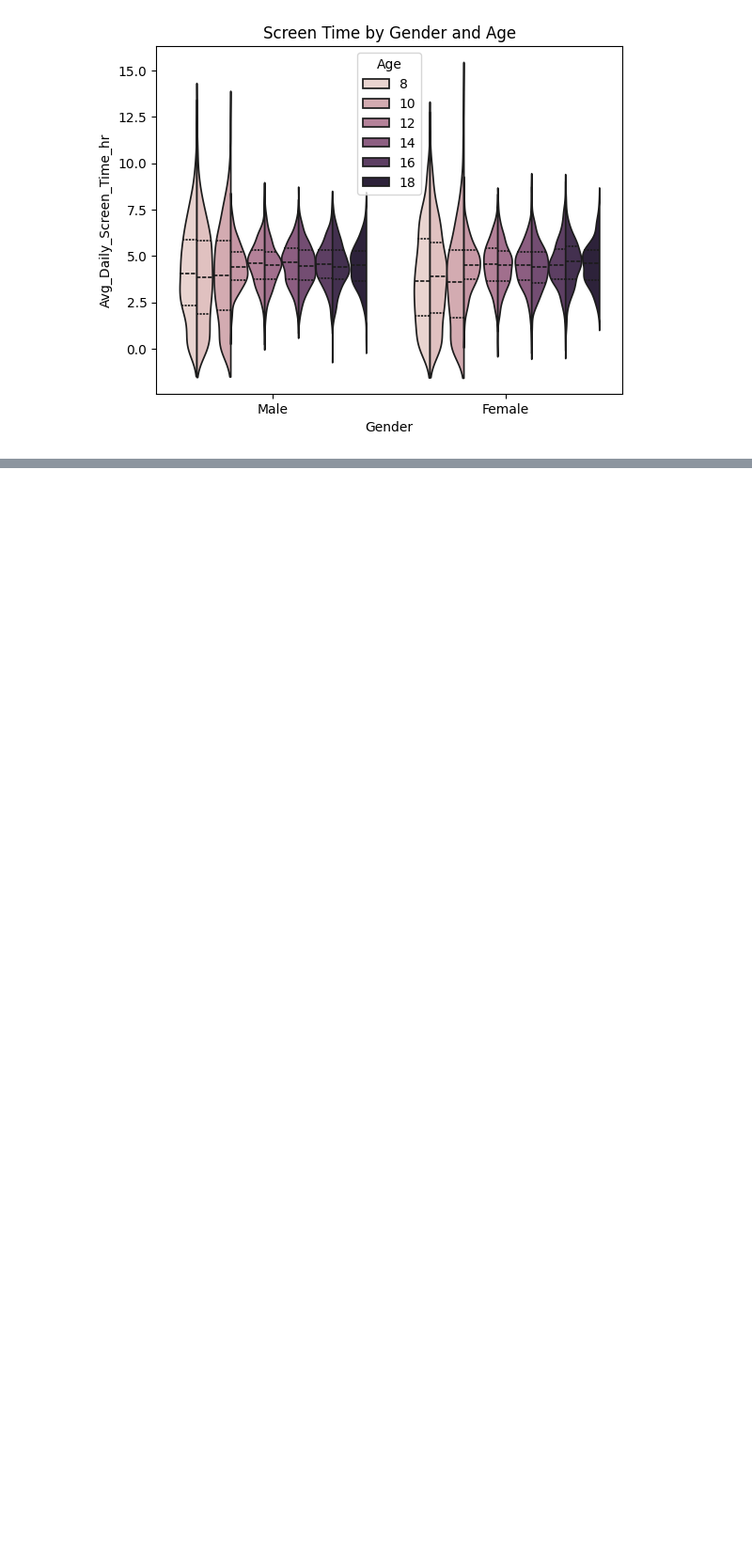
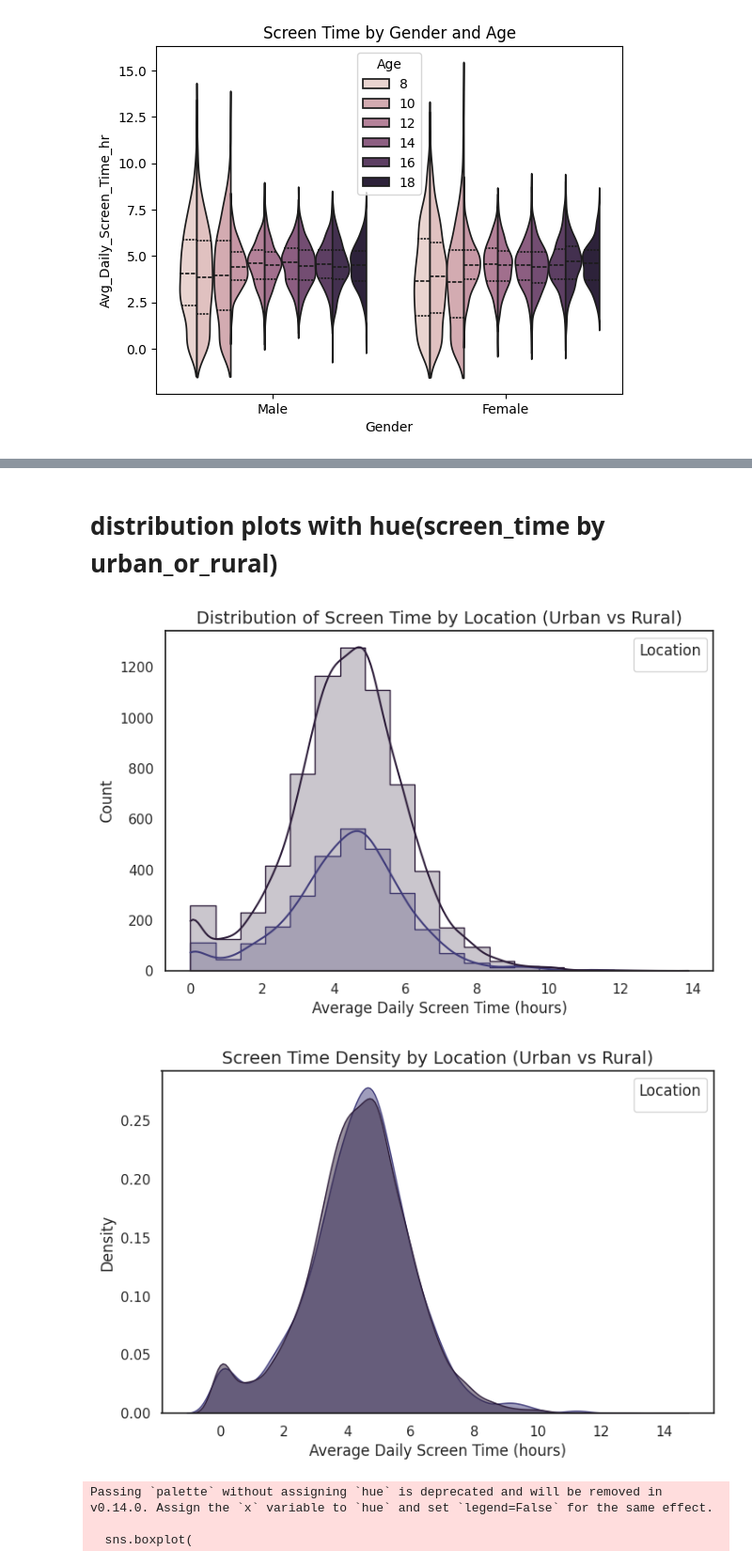
Before and after one commit to Joshika-Mentor/-Kid-s-Screentime-Visualization-Infosys-springboard-program-, a Jupyter notebook: DV_screen_sense_py.ipynb, the cells around one changed output, grey strips where cells are left out. Shown at 94% size. Cells and saved outputs as stored; diff of their text form; code cells hidden in the pictures; blank space fills up the shorter version.

```diff
--- a/DV_screen_sense_py.ipynb
+++ b/DV_screen_sense_py.ipynb
@@ -394,0 +492,68 @@ plt.show()
+# %% [markdown]
+# **distribution plots with hue(screen_time by urban_or_rural)**
+# %%
+import pandas as pd
+import matplotlib.pyplot as plt
+import seaborn as sns
+
+
+data = df
+
+
+sns.set(style="white", palette="mako")
+
+#  Histogram with KDE
+plt.figure(figsize=(8, 5))
+sns.histplot(
+    data=data,
+    x="Avg_Daily_Screen_Time_hr",
+    hue="Urban_or_Rural",
+    bins=20,
+    kde=True,
+    element="step"
+)
+
+
+plt.title("Distribution of Screen Time by Location (Urban vs Rural)", fontsize=14)
+plt.xlabel("Average Daily Screen Time (hours)")
+plt.ylabel("Count")
+plt.legend(title="Location")
+plt.show()
+
+
+# KDE Plot
+plt.figure(figsize=(8, 5))
+sns.kdeplot(
+    data=data,
+    x="Avg_Daily_Screen_Time_hr",
+    hue="Urban_or_Rural",
+    fill=True,
+    common_norm=False,
+    alpha=0.5
+)
+
+plt.title("Screen Time Density by Location (Urban vs Rural)", fontsize=14)
+plt.xlabel("Average Daily Screen Time (hours)")
+plt.ylabel("Density")
+plt.legend(title="Location")
+plt.show()
+
+
+plt.figure(figsize=(8, 5))
+sns.boxplot(
+    data=data,
+    x="Urban_or_Rural",
+    y="Avg_Daily_Screen_Time_hr",
+    palette="Set2"
+)
+
+plt.title("Screen Time Comparison by Location", fontsize=14)
+plt.xlabel("Location")
+plt.ylabel("Average Daily Screen Time (hours)")
+plt.show()
+# %% [output]
+[figure, added]
+[figure, added]
+Passing `palette` without assigning `hue` is deprecated and will be removed in v0.14.0. Assign the `x` variable to `hue` and set `legend=False` for the same effect.
+
+  sns.boxplot(
```
Also changed, not shown: parts of 20 cells of this notebook.
